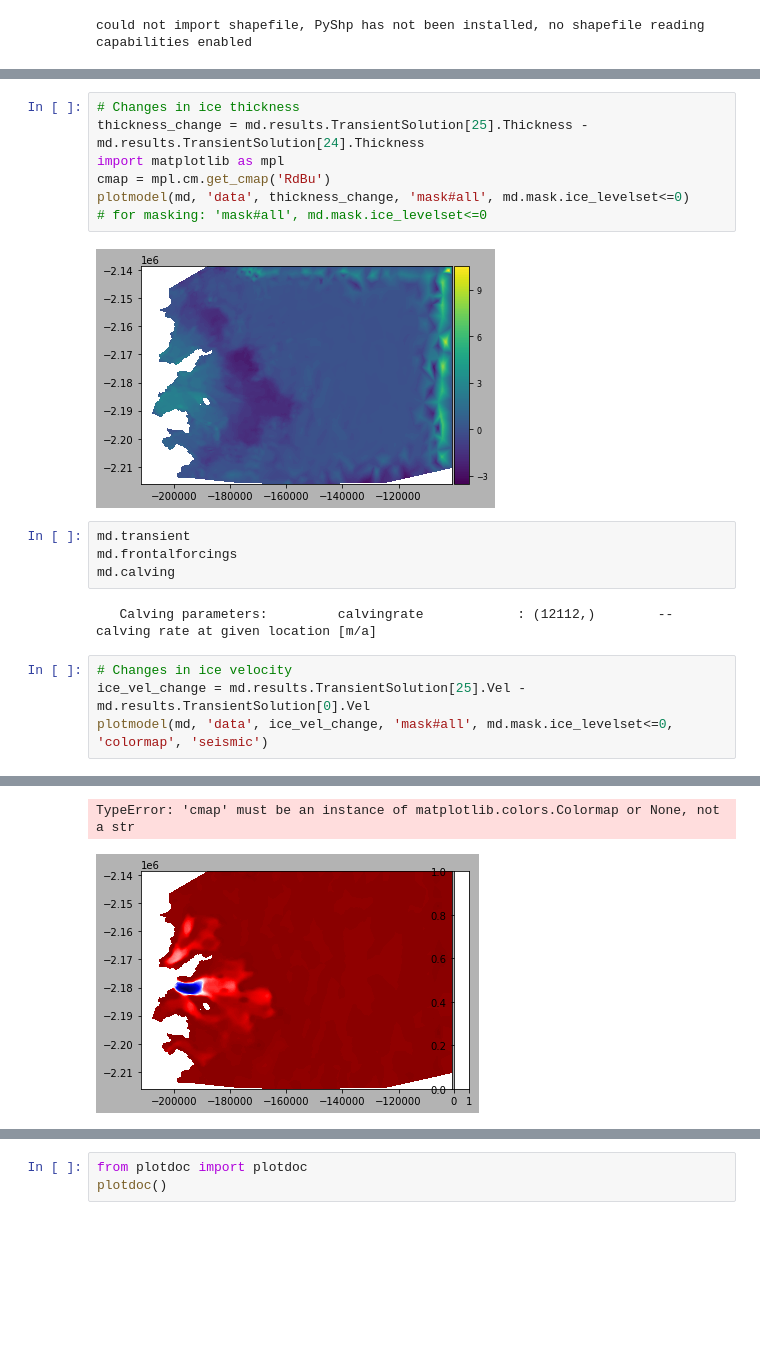
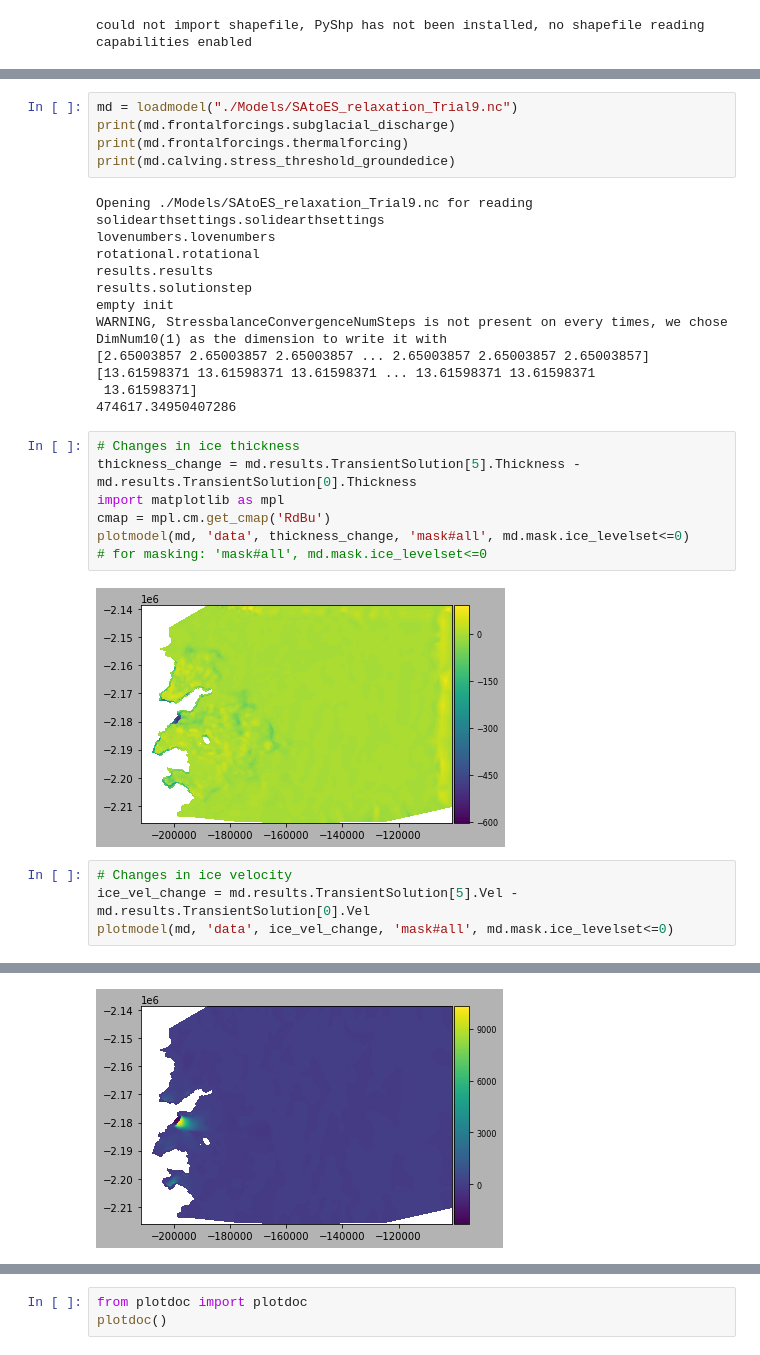
Before and after one commit to dfelikson/GrIS_Outlet_Glacier_Seasonal_dhdt, a Jupyter notebook: analysis.ipynb, the cells around one changed output, grey strips where cells are left out. Drawn from its saved outputs; the diff is of its cells as text; blank space fills up the shorter version.

Commit message:
Analysis plots for changes in thickness, velocity, and volume

```diff
--- a/analysis.ipynb
+++ b/analysis.ipynb
@@ -58,20 +29,32 @@ md.results.TransientSolution
+# %%
+md = loadmodel("./Models/SAtoES_relaxation_Trial9.nc")
+print(md.frontalforcings.subglacial_discharge)
+print(md.frontalforcings.thermalforcing)
+print(md.calving.stress_threshold_groundedice)
+# %% [output]
+Opening ./Models/SAtoES_relaxation_Trial9.nc for reading
+solidearthsettings.solidearthsettings
+lovenumbers.lovenumbers
+rotational.rotational
+results.results
+results.solutionstep
+empty init
+WARNING, StressbalanceConvergenceNumSteps is not present on every times, we chose DimNum10(1) as the dimension to write it with
+[2.65003857 2.65003857 2.65003857 ... 2.65003857 2.65003857 2.65003857]
+[13.61598371 13.61598371 13.61598371 ... 13.61598371 13.61598371
+ 13.61598371]
+474617.34950407286
 # %%
 # Changes in ice thickness
-thickness_change = md.results.TransientSolution[25].Thickness - md.results.TransientSolution[24].Thickness
+thickness_change = md.results.TransientSolution[5].Thickness - md.results.TransientSolution[0].Thickness
 import matplotlib as mpl
 cmap = mpl.cm.get_cmap('RdBu')
 plotmodel(md, 'data', thickness_change, 'mask#all', md.mask.ice_levelset<=0)
 # for masking: 'mask#all', md.mask.ice_levelset<=0
 # %% [output]
-[figure, old version]
+[figure, new version]
-# %%
-md.transient
-md.frontalforcings
-md.calving
-# %% [output]
-   Calving parameters:         calvingrate            : (12112,)        -- calving rate at given location [m/a]
 # %%
 # Changes in ice velocity
-ice_vel_change = md.results.TransientSolution[25].Vel - md.results.TransientSolution[0].Vel
-plotmodel(md, 'data', ice_vel_change, 'mask#all', md.mask.ice_levelset<=0, 'colormap', 'seismic')
+ice_vel_change = md.results.TransientSolution[5].Vel - md.results.TransientSolution[0].Vel
+plotmodel(md, 'data', ice_vel_change, 'mask#all', md.mask.ice_levelset<=0)
 # %% [output]
@@ -79,2 +61 @@ WARNING: field 'colormap' with value=seismic exists and will be overwritten with
-TypeError: 'cmap' must be an instance of matplotlib.colors.Colormap or None, not a str
-[figure, old version]
+[figure, new version]
```
Also changed, not shown: parts of 11 cells of this notebook.
